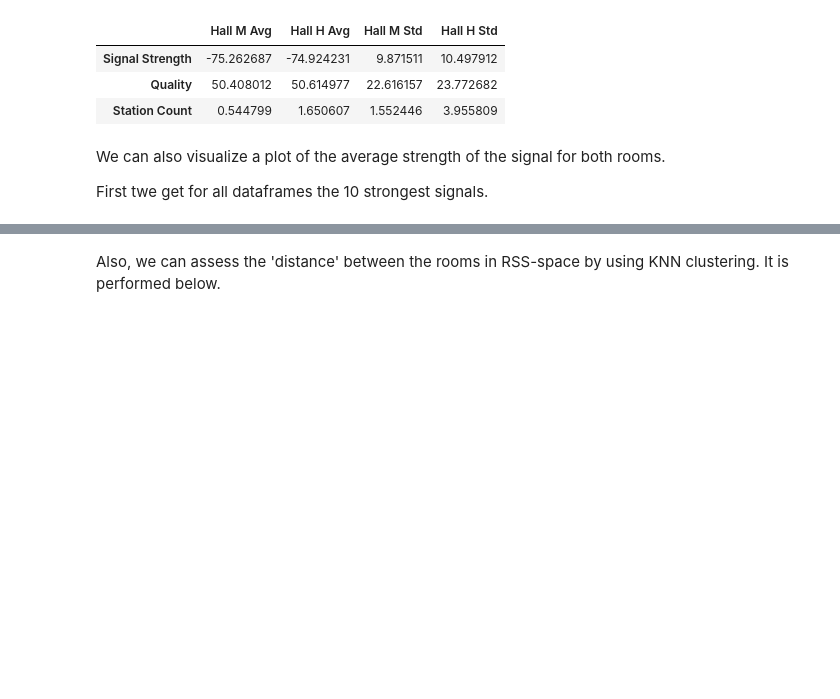
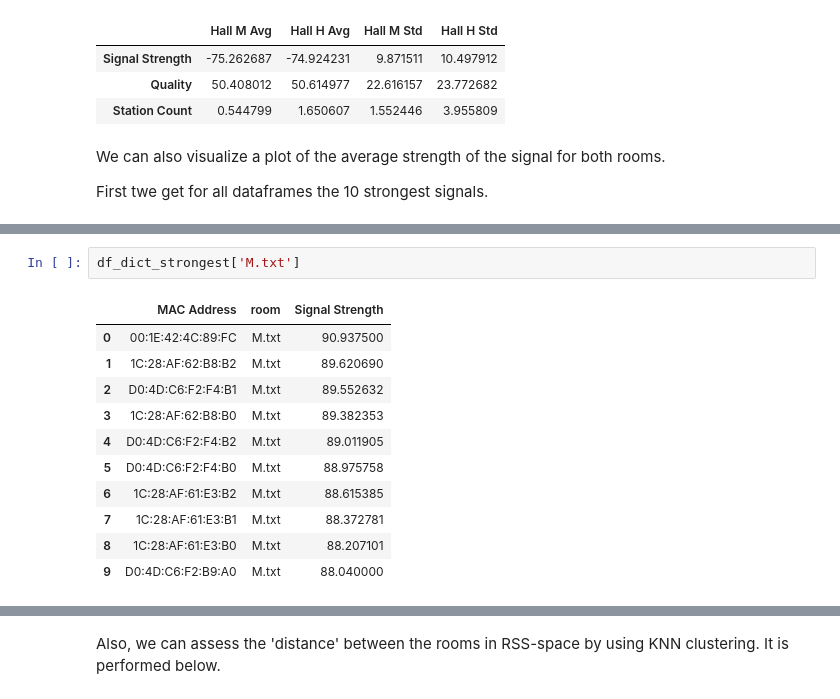
Before and after one commit to Nelis5174473/Wi-Fi-Fingerprinting-GEO1003, a Jupyter notebook: Analysis.ipynb, the cells around one changed output, grey strips where cells are left out. Saved outputs shown, nothing was run; the diff lists cells and outputs as text; blank space fills up the shorter version.

```diff
--- a/Analysis.ipynb
+++ b/Analysis.ipynb
@@ -292,3 +295,17 @@ for key, value in df_dict.items():
+# %%
+df_dict_strongest['M.txt']
+# %% [output]
+|  | MAC Address | room | Signal Strength |
+| 0 | 00:1E:42:4C:89:FC | M.txt | 90.937500 |
+| 1 | 1C:28:AF:62:B8:B2 | M.txt | 89.620690 |
+| 2 | D0:4D:C6:F2:F4:B1 | M.txt | 89.552632 |
+| 3 | 1C:28:AF:62:B8:B0 | M.txt | 89.382353 |
+| 4 | D0:4D:C6:F2:F4:B2 | M.txt | 89.011905 |
+| 5 | D0:4D:C6:F2:F4:B0 | M.txt | 88.975758 |
+| 6 | 1C:28:AF:61:E3:B2 | M.txt | 88.615385 |
+| 7 | 1C:28:AF:61:E3:B1 | M.txt | 88.372781 |
+| 8 | 1C:28:AF:61:E3:B0 | M.txt | 88.207101 |
+| 9 | D0:4D:C6:F2:B9:A0 | M.txt | 88.040000 |
 # %%
 avg_signal_H = df_dict_strongest['H.txt'].groupby('MAC Address')['Signal Strength'].mean()
 avg_signal_M = df_dict_strongest['M.txt'].groupby('MAC Address')['Signal Strength'].mean()
```
Also changed, not shown: parts of 9 cells of this notebook, 5 other files.
